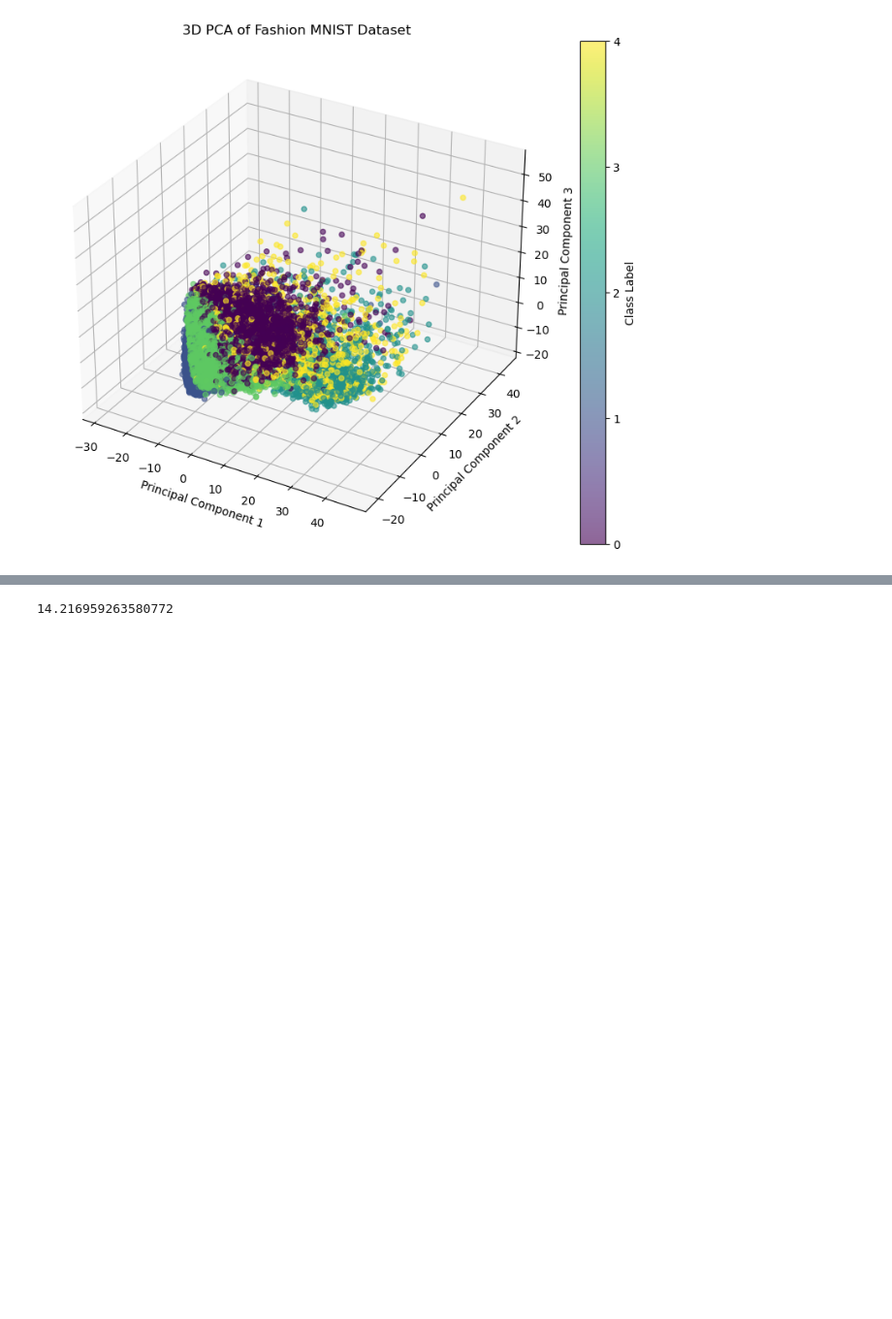
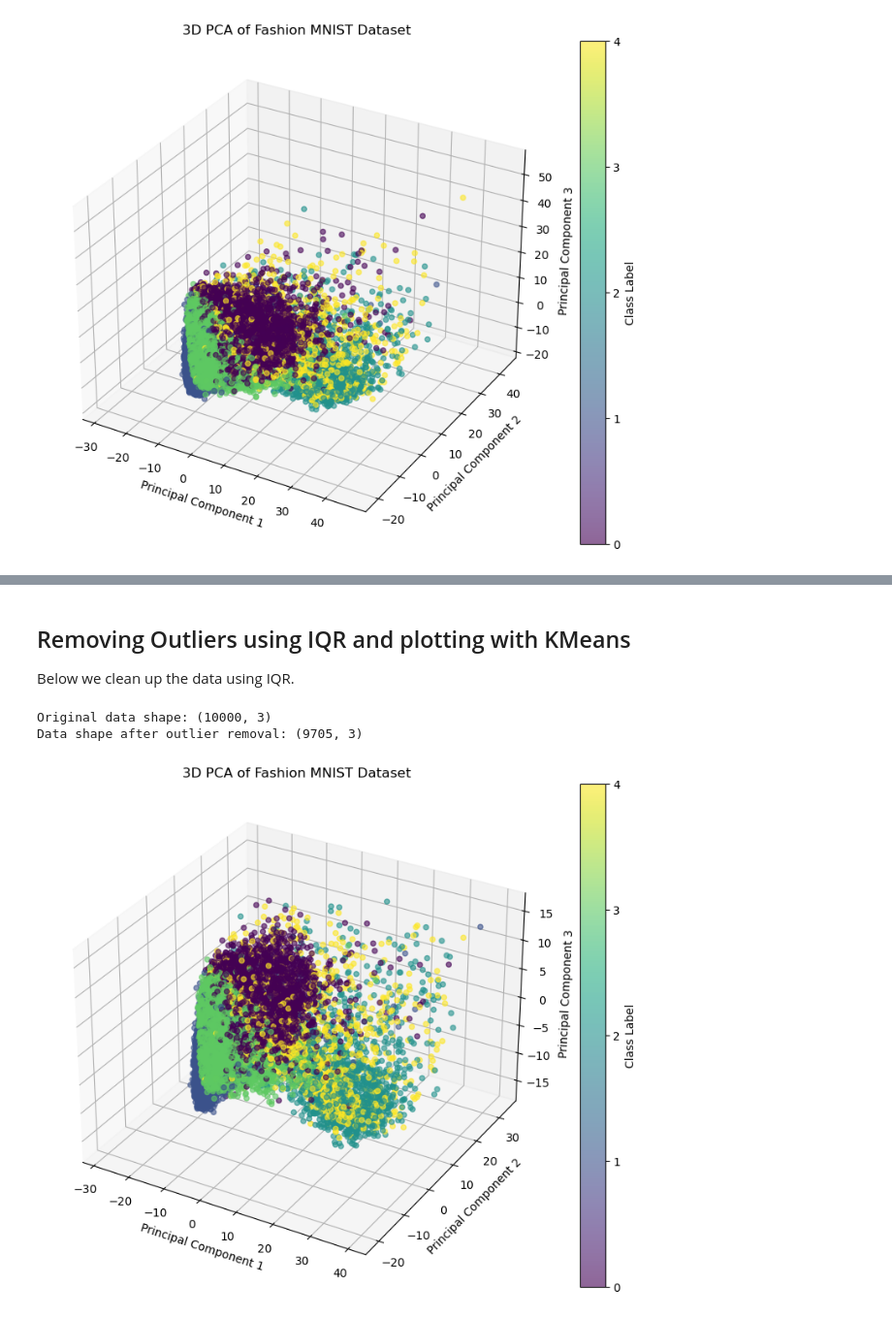
Before and after one commit to poopiboi/ML_2024_3rdSemesterProject_Clothing, a Jupyter notebook: Project/ML_1st_code.ipynb, the cells around one changed output, grey strips where cells are left out. Shown at 97% size. Saved outputs shown, nothing was run; the diff lists cells and outputs as text; code cells hidden in the pictures; blank space fills up the shorter version.

```diff
--- a/Project/ML_1st_code.ipynb
+++ b/Project/ML_1st_code.ipynb
@@ -208,4 +220,56 @@ iqr_test = iqr(pca_3d)
-# %%
-iqr_test
-# %% [output]
-14.216959263580772
+# %% [markdown]
+## Removing Outliers using IQR and plotting with KMeans
+Below we clean up the data using IQR.
+# %%
+def remove_outliers_iqr(data, classifiers):
+    # Compute Q1 (25th percentile) and Q3 (75th percentile)
+    Q1 = np.percentile(pca_3d, 25, axis=0)
+    Q3 = np.percentile(pca_3d, 75, axis=0)
+
+    # Compute IQR
+    IQR = Q3 - Q1
+
+    # Define bounds for outlier detection
+    lower_bound = Q1 - 1.5 * IQR
+    upper_bound = Q3 + 1.5 * IQR
+
+    # Create a boolean mask for non-outliers
+    mask = ~((data < lower_bound) | (data > upper_bound)).any(axis=1)
+
+    # Filter data using the mask
+    filtered_data = data[mask]
+    classifiers_data = classifiers[mask]
+
+    return filtered_data, mask, classifiers_data
+
+# Example usage with PCA transformed data
+# Assuming pca_train_result is your PCA data
+cleaned_data_3d, outlier_mask, cleaned_classifiers_3d = remove_outliers_iqr(pca_3d, train_classes)
+
+# Check shapes before and after
+print("Original data shape:", pca_3d.shape)
+print("Data shape after outlier removal:", cleaned_data_3d.shape)
+# %% [output]
+Original data shape: (10000, 3)
+Data shape after outlier removal: (9705, 3)
+# %%
+# Create a 3D scatter plot
+fig = plt.figure(figsize=(10, 8))
+ax = fig.add_subplot(111, projection='3d')
+
+# Plot the points
+scatter = ax.scatter(cleaned_data_3d[:, 0], cleaned_data_3d[:, 1], cleaned_data_3d[:, 2], c=cleaned_classifiers_3d, cmap='viridis', alpha=0.6)
+
+# Add a color bar
+plt.colorbar(scatter, ticks=range(10), label='Class Label')
+
+# Set labels
+ax.set_xlabel('Principal Component 1')
+ax.set_ylabel('Principal Component 2')
+ax.set_zlabel('Principal Component 3')
+ax.set_title('3D PCA of Fashion MNIST Dataset')
+
+# Show the plot
+plt.show()
+# %% [output]
+[figure, added]
```
Also changed, not shown: parts of 7 cells of this notebook.
